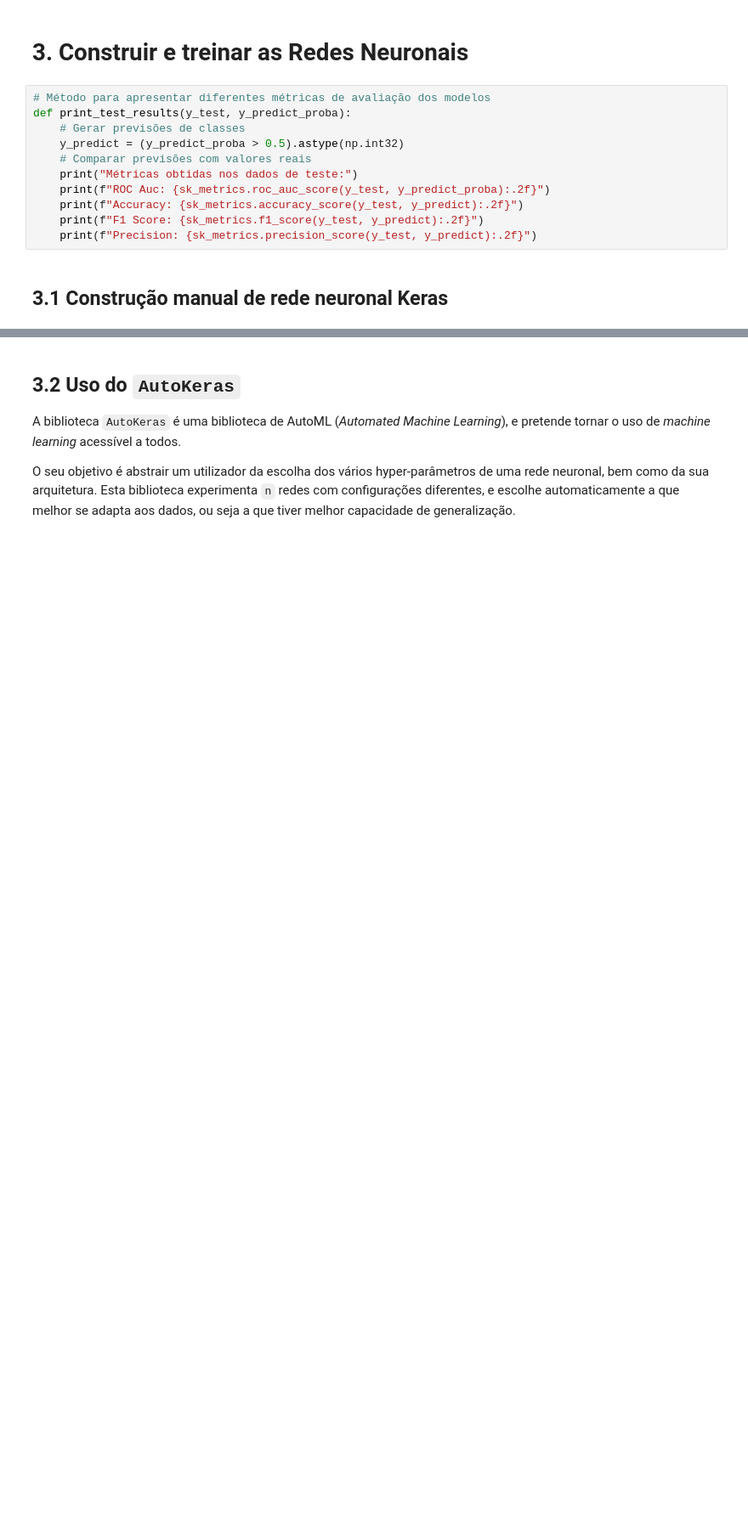
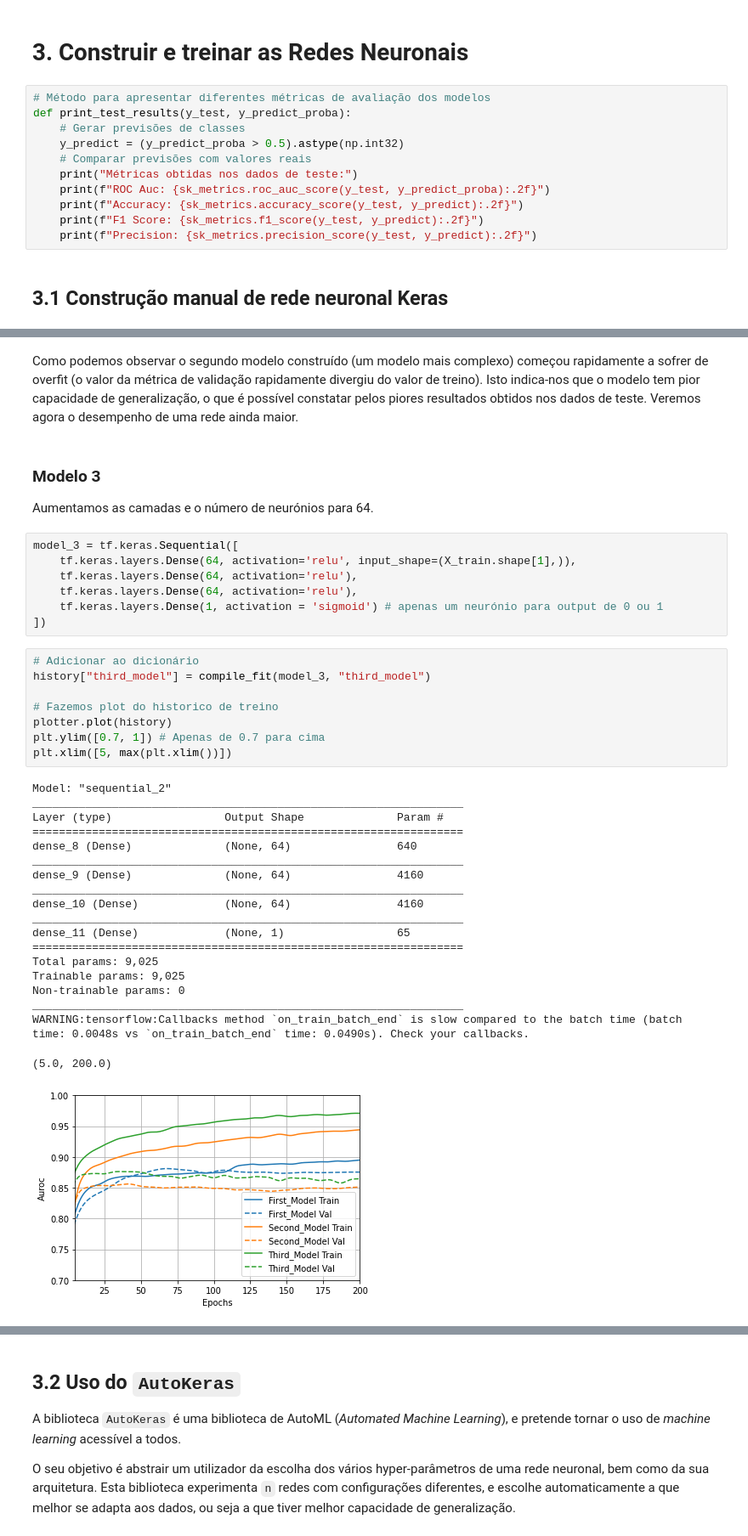
Before and after one commit to diogosilva30/Applied-Deep-Learning, a Jupyter notebook: Practical Work 1/notebook.ipynb, the cells around one changed output, grey strips where cells are left out. Shown at 85% size. Cells and saved outputs as stored; diff of their text form; blank space fills up the shorter version.

```diff
--- a/Practical Work 1/notebook.ipynb
+++ b/Practical Work 1/notebook.ipynb
@@ -244,0 +354,41 @@ Precision: 0.81
+# %% [markdown]
+Como podemos observar o segundo modelo construído (um modelo mais complexo) começou rapidamente a sofrer de overfit (o valor da métrica de validação rapidamente divergiu do valor de treino). Isto indica-nos que o modelo tem pior capacidade de generalização, o que é possível constatar pelos piores resultados obtidos nos dados de teste.
+Veremos agora o desempenho de uma rede ainda maior.
+# %% [markdown]
+### Modelo 3
+Aumentamos as camadas e o número de neurónios para 64.
+# %%
+model_3 = tf.keras.Sequential([
+    tf.keras.layers.Dense(64, activation='relu', input_shape=(X_train.shape[1],)),
+    tf.keras.layers.Dense(64, activation='relu'),
+    tf.keras.layers.Dense(64, activation='relu'),
+    tf.keras.layers.Dense(1, activation = 'sigmoid') # apenas um neurónio para output de 0 ou 1
+])
+# %%
+# Adicionar ao dicionário
+history["third_model"] = compile_fit(model_3, "third_model")
+
+# Fazemos plot do historico de treino
+plotter.plot(history)
+plt.ylim([0.7, 1]) # Apenas de 0.7 para cima
+plt.xlim([5, max(plt.xlim())])
+# %% [output]
+Model: "sequential_2"
+_________________________________________________________________
+Layer (type)                 Output Shape              Param #
+=================================================================
+dense_8 (Dense)              (None, 64)                640
+_________________________________________________________________
+dense_9 (Dense)              (None, 64)                4160
+_________________________________________________________________
+dense_10 (Dense)             (None, 64)                4160
+_________________________________________________________________
+dense_11 (Dense)             (None, 1)                 65
+=================================================================
+Total params: 9,025
+Trainable params: 9,025
+Non-trainable params: 0
+_________________________________________________________________
+WARNING:tensorflow:Callbacks method `on_train_batch_end` is slow compared to the batch time (batch time: 0.0048s vs `on_train_batch_end` time: 0.0490s). Check your callbacks.
+(5.0, 200.0)
+[figure, added]
```
Also changed, not shown: parts of 37 cells of this notebook.
